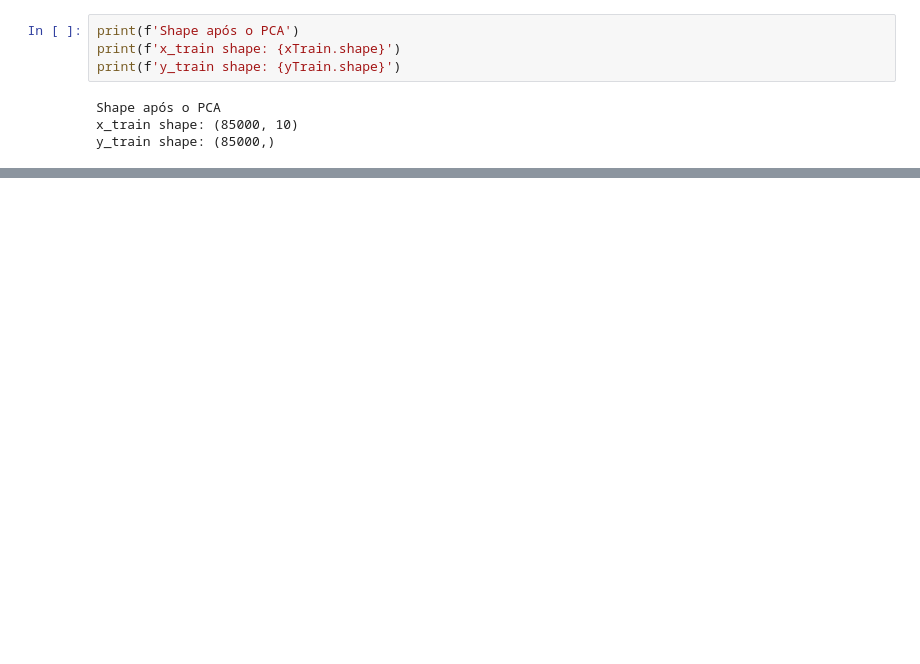
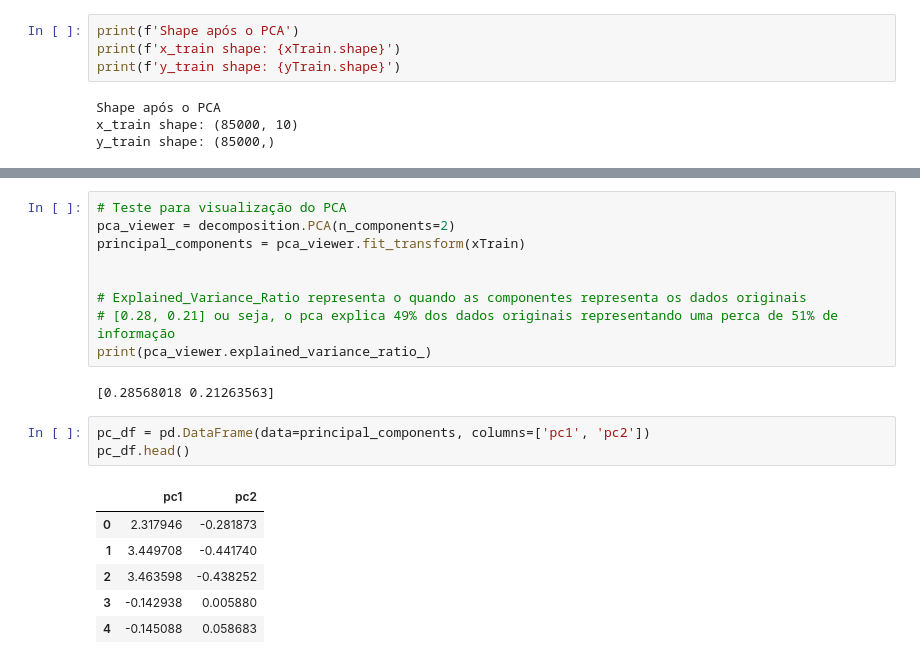
Before and after one commit to duardoliveiras/pca_study_case, a Jupyter notebook: index.ipynb, the cells around one changed output, grey strips where cells are left out. Drawn from its saved outputs; the diff is of its cells as text; blank space fills up the shorter version.

```diff
--- a/index.ipynb
+++ b/index.ipynb
@@ -161,0 +170,21 @@ Tempo:  0.5721938610004145
+# %%
+# Teste para visualização do PCA
+pca_viewer = decomposition.PCA(n_components=2)
+principal_components = pca_viewer.fit_transform(xTrain)
+
+
+# Explained_Variance_Ratio representa o quando as componentes representa os dados originais
+# [0.28, 0.21] ou seja, o pca explica 49% dos dados originais representando uma perca de 51% de informação
+print(pca_viewer.explained_variance_ratio_)
+# %% [output]
+[0.28568018 0.21263563]
+# %%
+pc_df = pd.DataFrame(data=principal_components, columns=['pc1', 'pc2'])
+pc_df.head()
+# %% [output]
+|  | pc1 | pc2 |
+| 0 | 2.317946 | -0.281873 |
+| 1 | 3.449708 | -0.441740 |
+| 2 | 3.463598 | -0.438252 |
+| 3 | -0.142938 | 0.005880 |
+| 4 | -0.145088 | 0.058683 |
```
Also changed, not shown: parts of 8 cells of this notebook.
